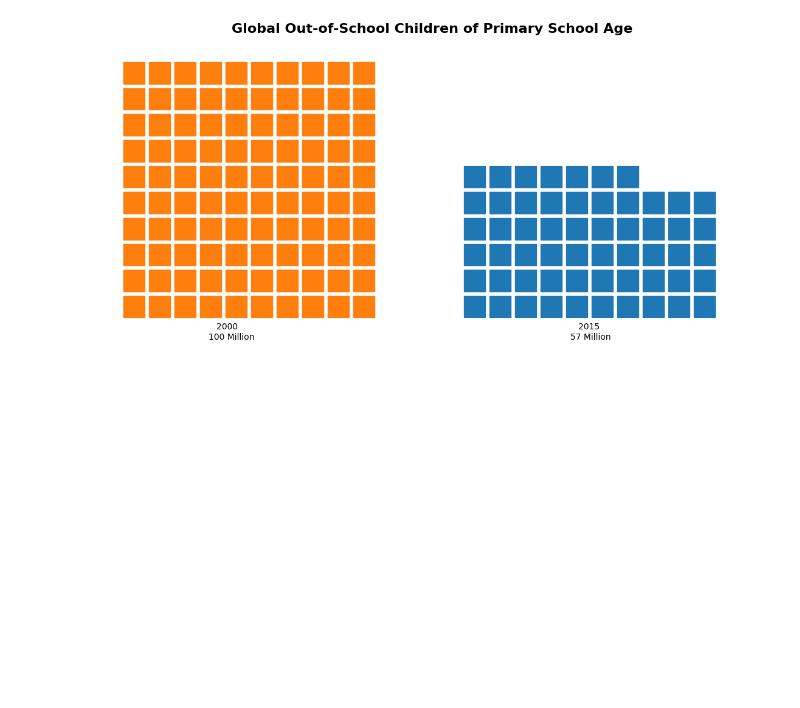
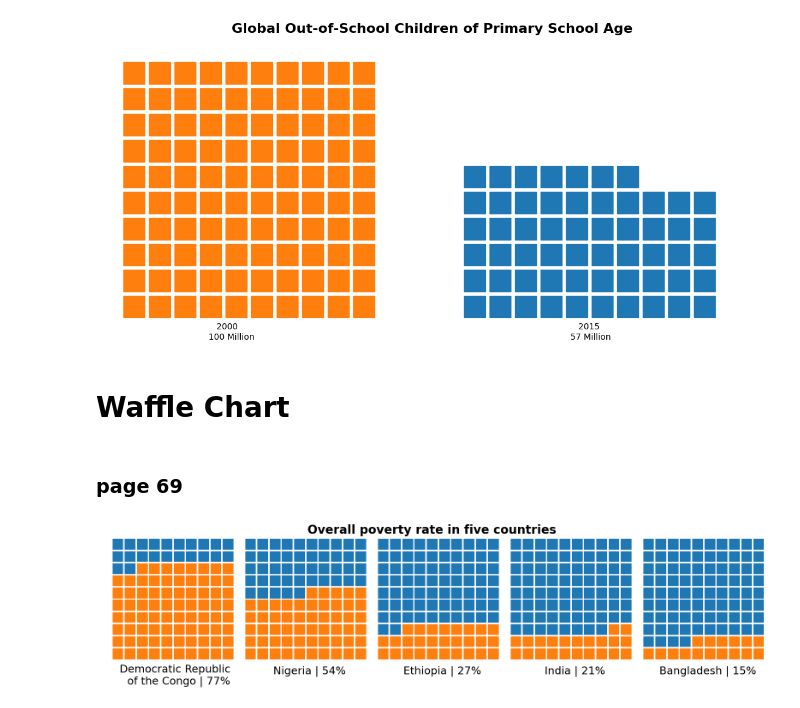
Before and after one commit to Aashish-Raghav/Data-Visualization---Multiple-Plots, a Jupyter notebook: IIT2022010.ipynb, the cells around one changed output. Drawn from its saved outputs; the diff is of its cells as text; code cells hidden in the pictures; blank space fills up the shorter version.

Commit message:
Add Waffle chart

```diff
--- a/IIT2022010.ipynb
+++ b/IIT2022010.ipynb
@@ -1906,3 +1906,55 @@ ax.invert_yaxis()
 plt.show()
 # %% [output]
 [figure]
+# %% [markdown]
+# Waffle Chart
+# %% [markdown]
+### page 69
+# %%
+df = pd.read_csv('/content/poverty_waffle.csv')
+df = df.sort_values(by='Percentage',ascending=True).reset_index(drop=True)
+# Data
+country = df['Country'].tolist()
+values = df['Percentage'].tolist()
+
+# Plot settings
+fig, ax = plt.subplots(figsize=(20, 4))
+square_size = 1
+padding = 0.2
+gap_between_years = 3  # Adjust this to increase/decrease the gap
+
+# Colors
+colors = [ '#ff7f0e','#1f77b4']
+
+# Plotting squares
+for j, value in enumerate(values):
+    for i in range(100):
+        row = i // 10  # 10 squares per row
+        col = i % 10
+        # Adjust the x position with gap for the second year
+        start_x = j * (10 + gap_between_years)
+        color = colors[0]
+        if (i > value):
+          color = colors[1]
+        ax.add_patch(plt.Rectangle((col * (square_size + padding) + start_x,
+                                    -row * (square_size + padding)),
+                                    square_size, square_size, color=color))
+
+    if (country[j] == 'Democratic Republic of the Congo'):
+      ax.text(j * (10 + gap_between_years)+5.5, 3.5, f"Democratic Republic \n of the Congo | {value}%", ha='center', fontsize=18)
+    else:
+      ax.text(j * (10 + gap_between_years)+5.5, 2.5, f'{country[j]} | {value}%', ha='center', fontsize=18)
+
+# Title and Layout
+ax.set_title('Overall poverty rate in five countries', fontsize=20, fontweight='bold')
+
+ax.set_xlim(0, len(values) * (10 + gap_between_years) - gap_between_years + 3)
+ax.set_ylim(-11, 2)
+
+ax.axis('off')
+ax.invert_yaxis()
+ax.invert_xaxis()
+
+plt.show()
+# %% [output]
+[figure, added]
```
Also changed, not shown: 2 other files.
